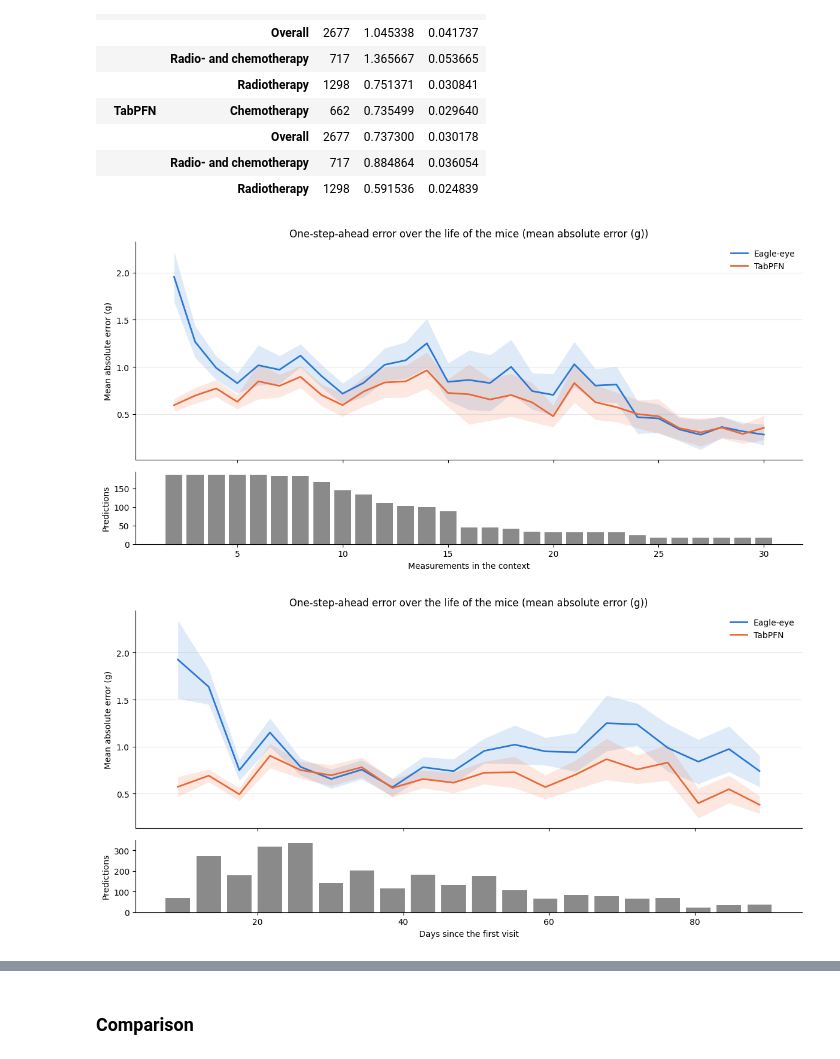
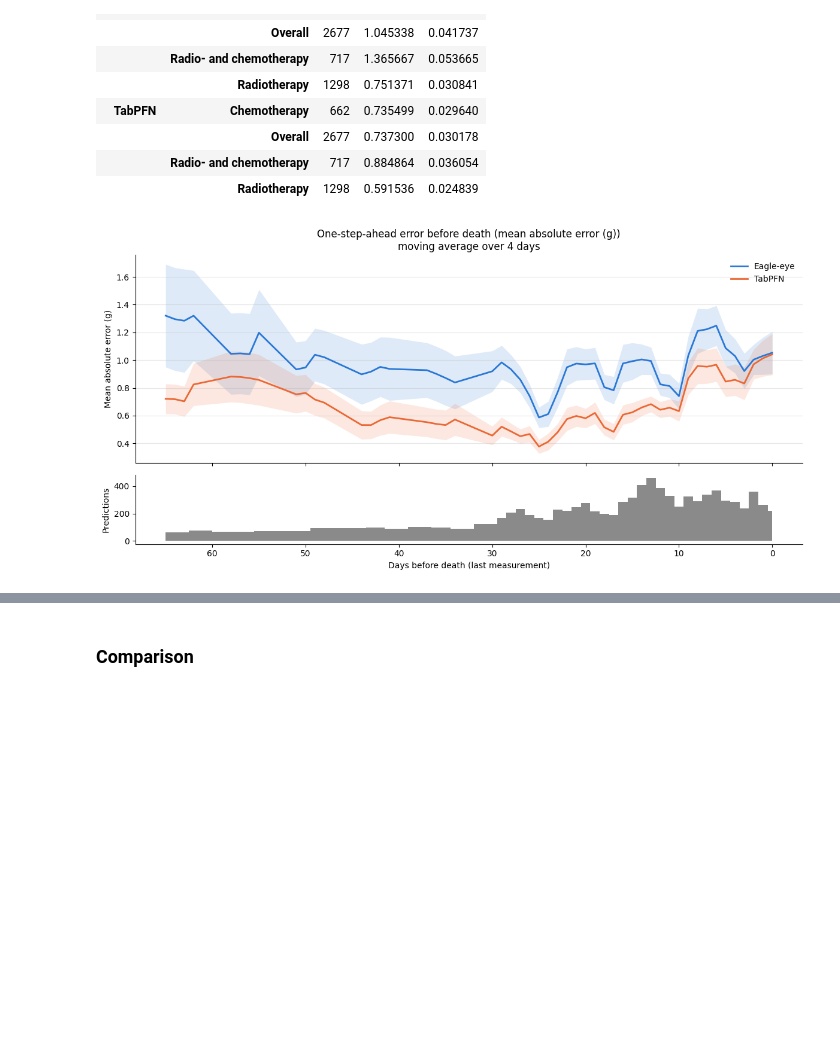
Before and after one commit to UKEIAM/TFM-mouse, a Jupyter notebook: notebooks/mouse.ipynb, the cells around one changed output, grey strips where cells are left out. Drawn from its saved outputs; the diff is of its cells as text; code cells hidden in the pictures; blank space fills up the shorter version.

Commit message:
Evaluation of the confidence interval. Plotting of general average over a mouse's life.

```diff
--- a/notebooks/mouse.ipynb
+++ b/notebooks/mouse.ipynb
@@ -398,12 +398,10 @@ rolling_metrics(long_df)
 |  | Radio- and chemotherapy | 717 | 0.884864 | 0.036054 |
 |  | Radiotherapy | 1298 | 0.591536 | 0.024839 |
 # %%
-plot_error_by_position(long_df, x="step")
-plot_error_by_position(long_df, x="days_since", bins=20)
+plot_error_by_position(long_df, x="days_before_death", window=4, min_count=50)
 plt.show()
 # %% [output]
-[figure, old version]
+[figure, new version]
-[figure, removed]
 # %%
 plot_mouse_ids = np.random.choice(long_df["mouse_id"].unique(), size=3, replace=False)
 plot_mice_rolling(long_df, df, plot_mouse_ids)
```
Also changed, not shown: parts of 2 cells of this notebook, 1 other file.
